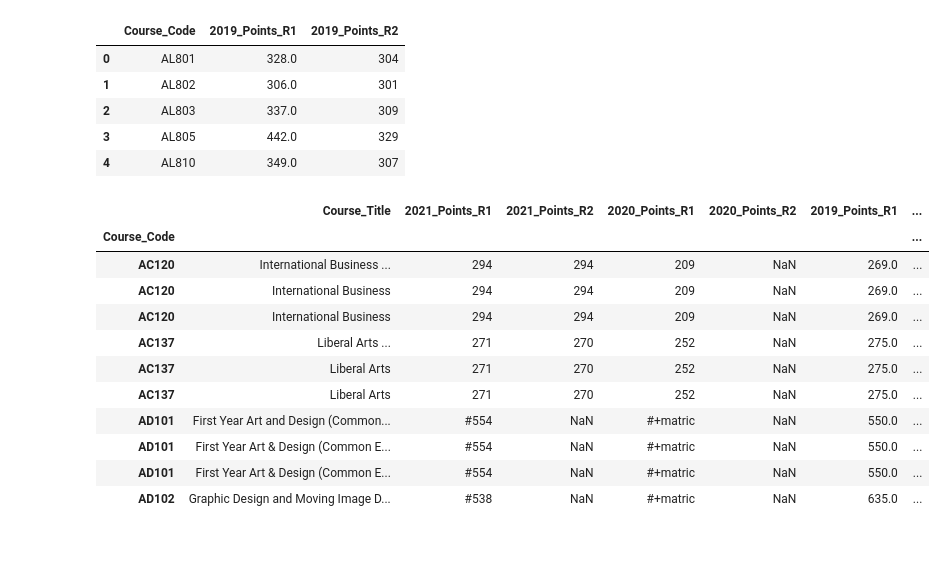
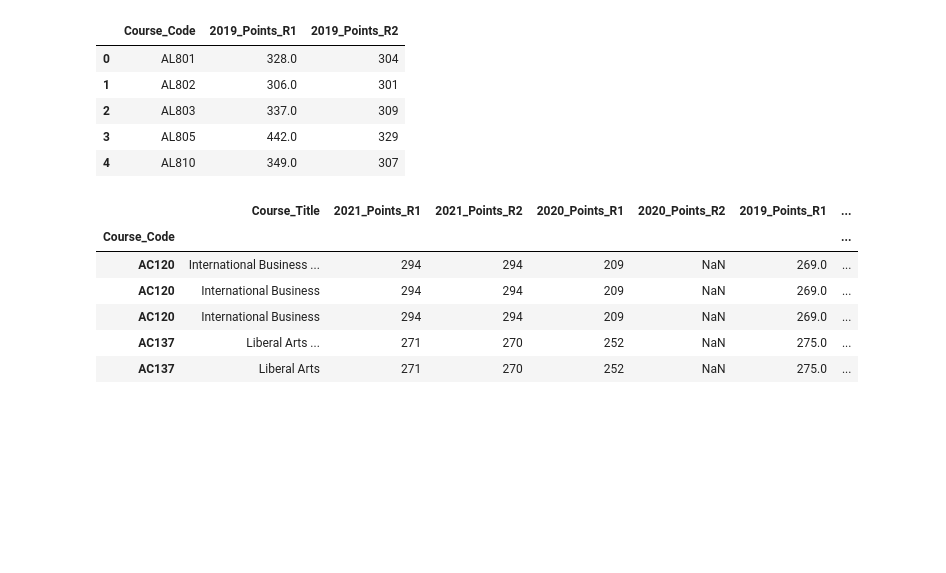
Before and after one commit to G00398258/fundsofda-assessment, a Jupyter notebook: cao.ipynb, the cells around one changed output. Drawn from its saved outputs; the diff is of its cells as text; code cells hidden in the pictures; blank space fills up the shorter version.

```diff
--- a/cao.ipynb
+++ b/cao.ipynb
@@ -363,22 +367,17 @@ df19_r1r2.set_index("Course_Code",inplace=True)
 # %%
 # Join to the df20_r1 df
 df_allcourses = df_allcourses.join(df19_r1r2)
 
-# Now we can have a look at the new df with R1 points from each of the 3 years
-df_allcourses.head(10)
+# Now we can have a look at the first 5 rows in the new df with R1 & R2 points from each of the 3 years
+df_allcourses.head()
 # %% [output]
 |  | Course_Title | 2021_Points_R1 | 2021_Points_R2 | 2020_Points_R1 | 2020_Points_R2 | 2019_Points_R1 | ... |
 | Course_Code |  |  |  |  |  |  | ... |
 | AC120 | International Business ... | 294 | 294 | 209 | NaN | 269.0 | ... |
 | AC120 | International Business | 294 | 294 | 209 | NaN | 269.0 | ... |
 | AC120 | International Business | 294 | 294 | 209 | NaN | 269.0 | ... |
 | AC137 | Liberal Arts ... | 271 | 270 | 252 | NaN | 275.0 | ... |
 | AC137 | Liberal Arts | 271 | 270 | 252 | NaN | 275.0 | ... |
-| AC137 | Liberal Arts | 271 | 270 | 252 | NaN | 275.0 | ... |
-| AD101 | First Year Art and Design (Common... | #554 | NaN | #+matric | NaN | 550.0 | ... |
-| AD101 | First Year Art & Design (Common E... | #554 | NaN | #+matric | NaN | 550.0 | ... |
-| AD101 | First Year Art & Design (Common E... | #554 | NaN | #+matric | NaN | 550.0 | ... |
-| AD102 | Graphic Design and Moving Image D... | #538 | NaN | #+matric | NaN | 635.0 | ... |
 # %% [markdown]
 <br>
 # %% [markdown]
```
Also changed, not shown: parts of 13 cells of this notebook, 10 other files.
